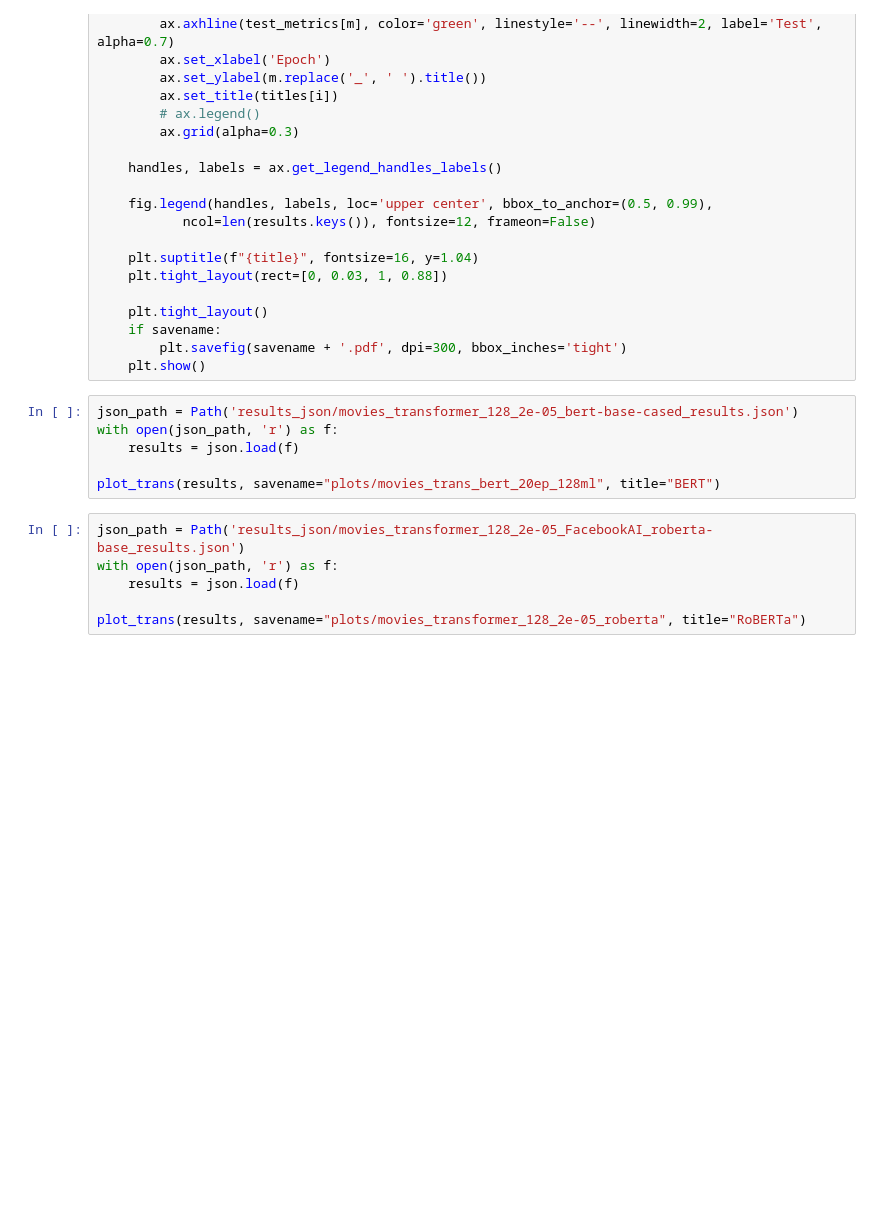
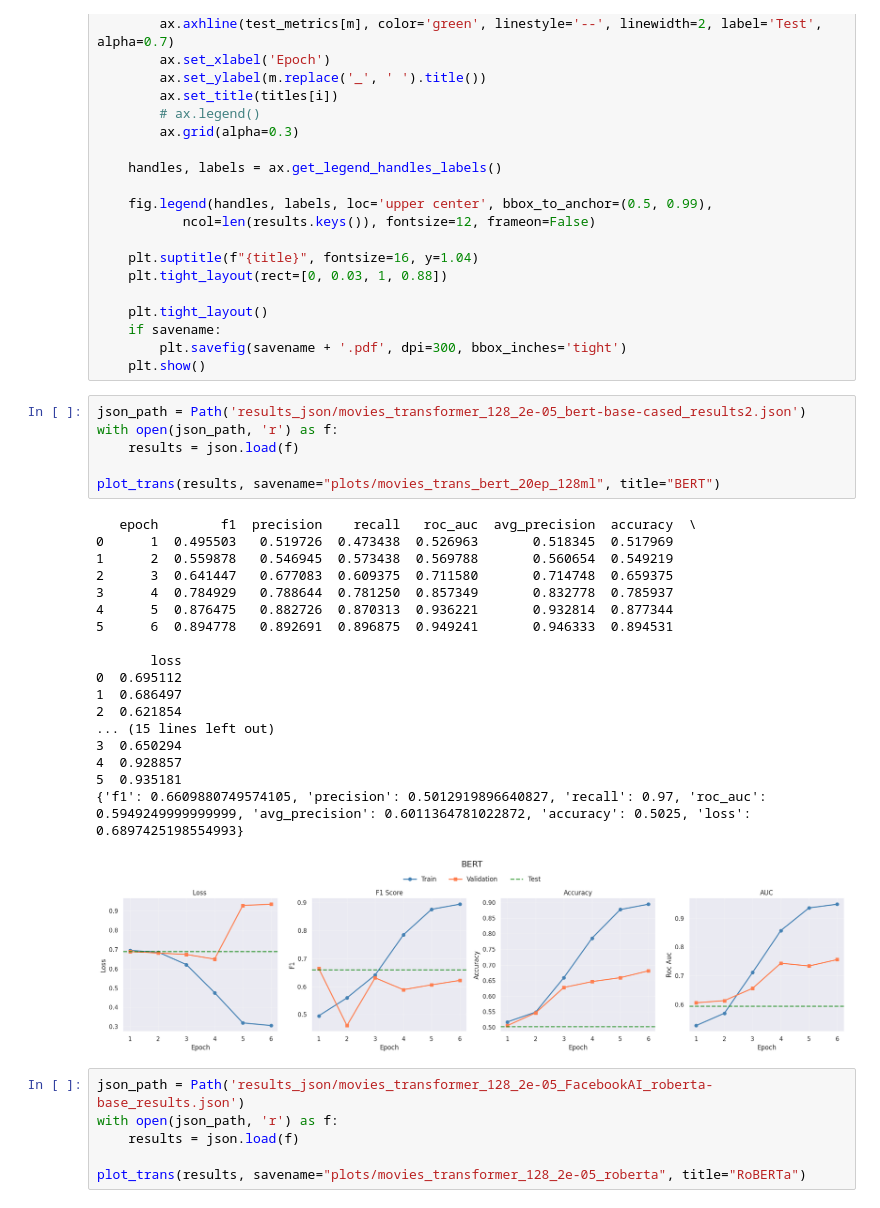
Before and after one commit to alan-man/tal-projet, a Jupyter notebook: plots_models.ipynb, the cells around one changed output. Saved outputs shown, nothing was run; the diff lists cells and outputs as text; blank space fills up the shorter version.

Commit message:
misc plot

```diff
--- a/plots_models.ipynb
+++ b/plots_models.ipynb
@@ -467,12 +467,31 @@ def plot_trans(results, savename="", title=""):
     if savename:
         plt.savefig(savename + '.pdf', dpi=300, bbox_inches='tight')
     plt.show()
-# %%
-json_path = Path('results_json/movies_transformer_128_2e-05_bert-base-cased_results.json')
-with open(json_path, 'r') as f:
-    results = json.load(f)
-
-plot_trans(results, savename="plots/movies_trans_bert_20ep_128ml", title="BERT")
+# %%
+json_path = Path('results_json/movies_transformer_128_2e-05_bert-base-cased_results2.json')
+with open(json_path, 'r') as f:
+    results = json.load(f)
+
+plot_trans(results, savename="plots/movies_trans_bert_20ep_128ml", title="BERT")
+# %% [output]
+   epoch        f1  precision    recall   roc_auc  avg_precision  accuracy  \
+0      1  0.495503   0.519726  0.473438  0.526963       0.518345  0.517969
+1      2  0.559878   0.546945  0.573438  0.569788       0.560654  0.549219
+2      3  0.641447   0.677083  0.609375  0.711580       0.714748  0.659375
+3      4  0.784929   0.788644  0.781250  0.857349       0.832778  0.785937
+4      5  0.876475   0.882726  0.870313  0.936221       0.932814  0.877344
+5      6  0.894778   0.892691  0.896875  0.949241       0.946333  0.894531
+
+       loss
+0  0.695112
+1  0.686497
+2  0.621854
+... (15 lines left out)
+3  0.650294
+4  0.928857
+5  0.935181
+{'f1': 0.6609880749574105, 'precision': 0.5012919896640827, 'recall': 0.97, 'roc_auc': 0.5949249999999999, 'avg_precision': 0.6011364781022872, 'accuracy': 0.5025, 'loss': 0.6897425198554993}
+[figure, added]
 # %%
 json_path = Path('results_json/movies_transformer_128_2e-05_FacebookAI_roberta-base_results.json')
 with open(json_path, 'r') as f:
```
